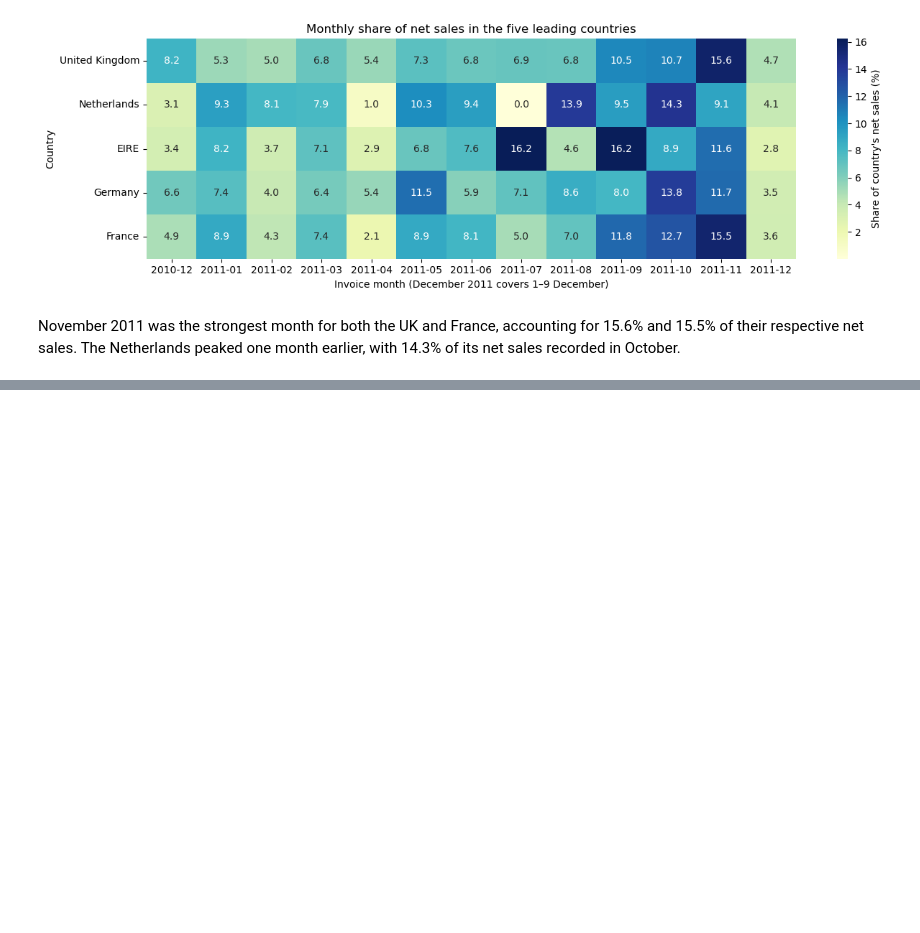
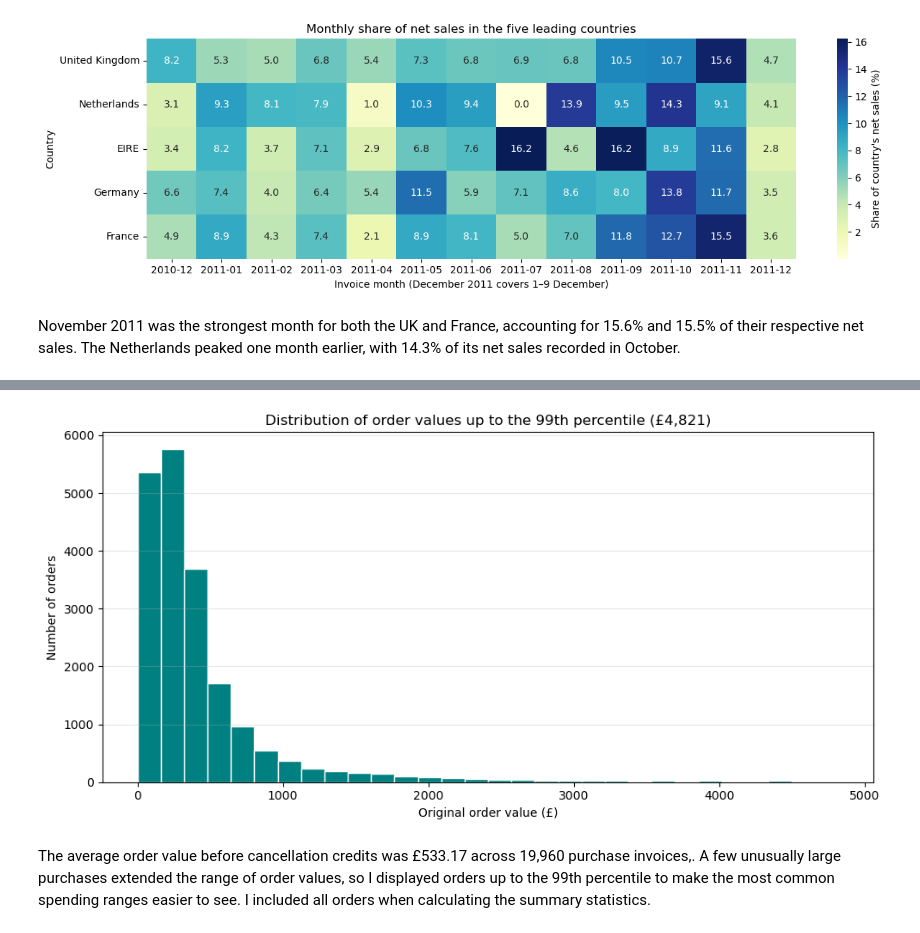
Before and after one commit to SelimBoujnah/CA-2-Data-visualisation-and-communication, a Jupyter notebook: CA CODE .ipynb, the cells around one changed output, grey strips where cells are left out. Drawn from its saved outputs; the diff is of its cells as text; code cells hidden in the pictures; blank space fills up the shorter version.

Commit message:
histogram of original purchase order values

```diff
--- a/CA CODE .ipynb
+++ b/CA CODE .ipynb
@@ -521,0 +539,18 @@ November 2011 was the strongest month for both the UK and France, accounting for
+# %%
+# Focus the histogram on the lowest 99% of order values
+upper_limit = order_values.quantile(0.99)
+
+plt.figure(figsize=(10, 5))
+plt.hist(order_values, bins=30, range=(0, upper_limit),
+         color="teal", edgecolor="white")
+
+plt.title(f"Distribution of order values up to the 99th percentile (£{upper_limit:,.0f})")
+plt.xlabel("Original order value (£)")
+plt.ylabel("Number of orders")
+plt.grid(axis="y", alpha=0.3)
+plt.tight_layout()
+plt.show()
+# %% [output]
+[figure, added]
+# %% [markdown]
+The average order value before cancellation credits was £533.17 across 19,960 purchase invoices,. A few unusually large purchases extended the range of order values, so I displayed orders up to the 99th percentile to make the most common spending ranges easier to see. I included all orders when calculating the summary statistics.
```
Also changed, not shown: parts of 2 cells of this notebook.
